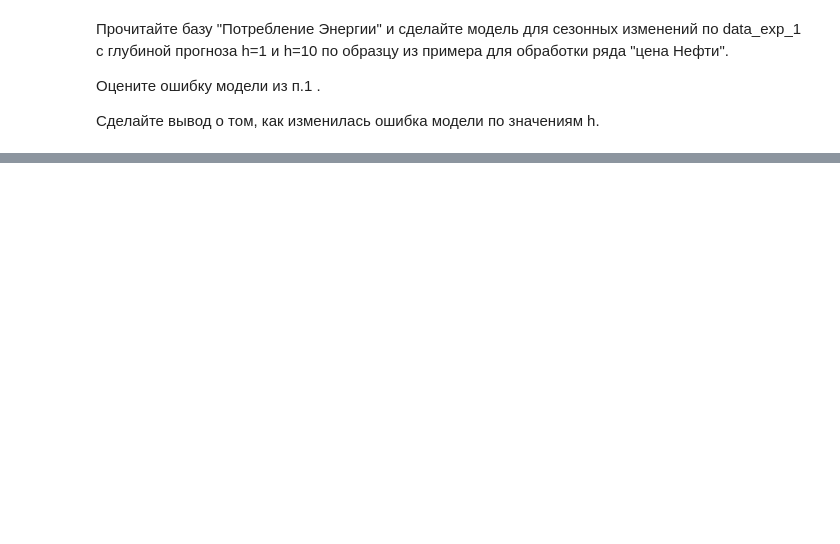
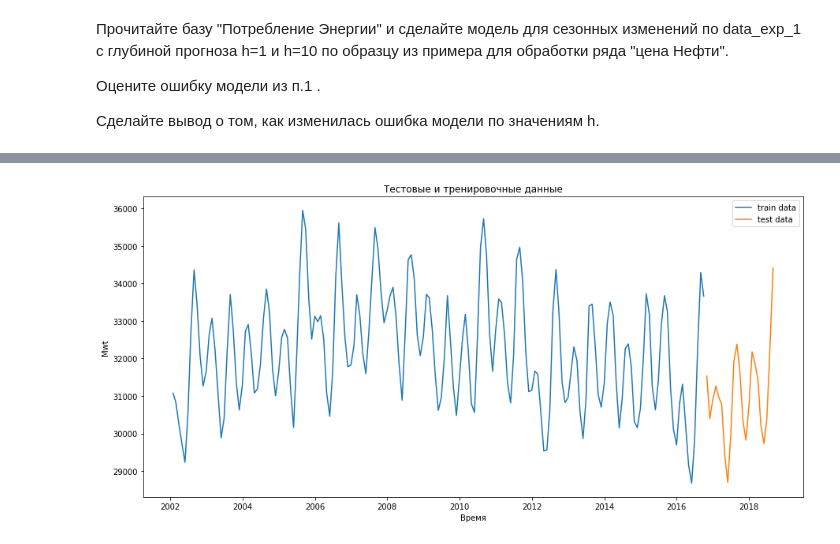
Before and after one commit to Svetorus/Time-Series, a Jupyter notebook: TS_2.ipynb, the cells around one changed output, grey strips where cells are left out. Saved outputs shown, nothing was run; the diff lists cells and outputs as text; code cells hidden in the pictures; blank space fills up the shorter version.

```diff
--- a/TS_2.ipynb
+++ b/TS_2.ipynb
@@ -128,0 +101,12 @@ plt.show()
+# %%
+df= pd.DataFrame(b_ar_exp_1)
+
+df['t'] = 0
+df.iloc[1:,1]=df.iloc[:-1,0].values
+df['t1']=0
+df.iloc[2:,2]=df.iloc[:-2,0].values
+df['t2']=0
+df.iloc[3:,3]=df.iloc[:-3,0].values
+df.fillna(0)
+
+df.head()
@@ -128,0 +124,3 @@ plt.show()
+# %%
+df['Date'] = energy_m.index
+df.set_index('Date').head()
@@ -128,0 +135,3 @@ plt.show()
+# %%
+df.index = df ['Date']
+df.head()
@@ -128,0 +146,31 @@ plt.show()
+# %%
+from sklearn.ensemble import GradientBoostingRegressor
+from sklearn.preprocessing import StandardScaler
+
+from sklearn.metrics import mean_absolute_error, mean_squared_error, median_absolute_error, r2_score
+scl =StandardScaler()
+scly =StandardScaler()
+
+# сделаем примеры и модель
+def split_data_b( data, split_date ):
+    return data.loc[data.index.get_level_values('Date') <= split_date].copy(), \
+           data.loc[data.index.get_level_values('Date') >  split_date].copy()
+
+train_b, test_b = split_data_b( df, '2016-10-10')
+
+X_train_b = train_b.iloc[:-1,:]
+y_train_b = train_b[df.columns[0]].values[1:]
+X_test_b = test_b.iloc[:-1,:]
+y_test_b = test_b[df.columns[0]].values[1:]
+
+
+plt.figure( figsize=( 15, 7 ))
+plt.xlabel('Время')
+plt.ylabel('Mwt')
+plt.plot(train_b.index.get_level_values('Date'),train_b[df.columns[0]], label='train data' )
+plt.plot(test_b.index.get_level_values('Date'),test_b[df.columns[0]], label='test data')
+plt.title( 'Тестовые и тренировочные данные' )
+plt.legend()
+plt.show()
+# %% [output]
+[figure, added]
```
Also changed, not shown: parts of 39 cells of this notebook.
